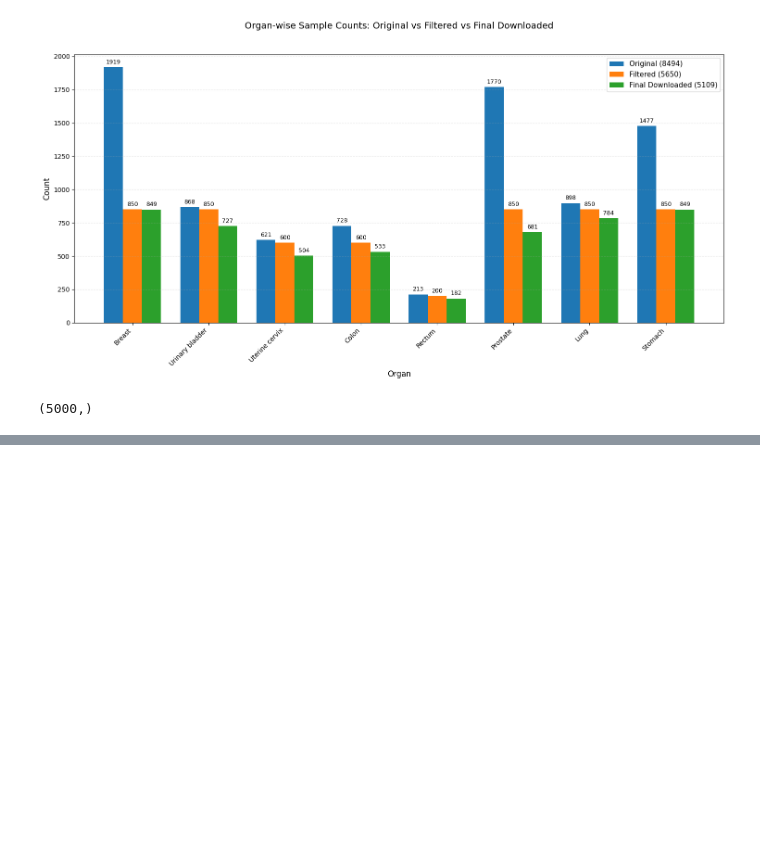
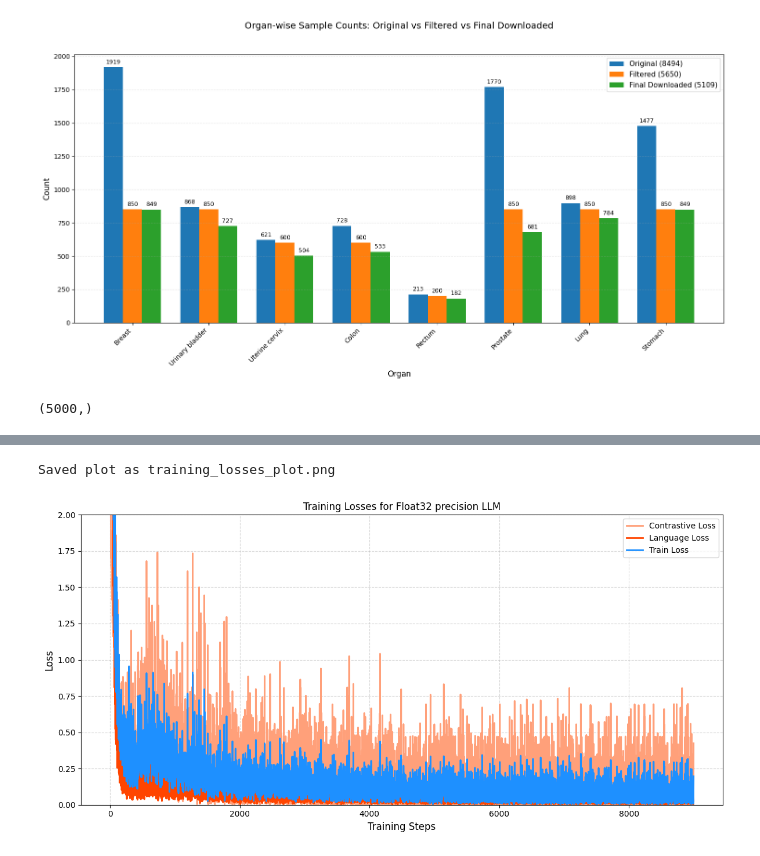
Before and after one commit to aneeshm11/Gemma3nChallenge, a Jupyter notebook: logs_and_metrics/plots.ipynb, the cells around one changed output, grey strips where cells are left out. Drawn from its saved outputs; the diff is of its cells as text; code cells hidden in the pictures; blank space fills up the shorter version.

```diff
--- a/logs_and_metrics/plots.ipynb
+++ b/logs_and_metrics/plots.ipynb
@@ -354,0 +338,68 @@ Saved plot for bfloat16 LLM as ./PLOTS/LLM_training_step_loss_plot.png
+# %%
+import numpy as np
+import matplotlib.pyplot as plt
+import os
+
+# File paths
+contrastive_loss_path = "./PLOTS/LLM/FLOAT32MODEL/step_contrastive_losses.npy"
+language_loss_path = "./PLOTS/LLM/FLOAT32MODEL/step_language_losses.npy"
+train_loss_path = "./PLOTS/LLM/FLOAT32MODEL/step_train_losses.npy"
+
+# Color scheme
+colors = {
+    "contrastive": "#FFA07A",
+    "language": "#FF4500",
+    "train": "#1E90FF"
+}
+
+steps_per_epoch = 500
+
+# Check if files exist
+file_paths = [contrastive_loss_path, language_loss_path, train_loss_path]
+file_names = ["Contrastive Loss", "Language Loss", "Train Loss"]
+
+if not all(os.path.exists(f) for f in file_paths):
+    print("Some files are missing!")
+    for i, path in enumerate(file_paths):
+        if not os.path.exists(path):
+            print(f"Missing: {path}")
+else:
+    # Load data
+    contrastive_losses = np.load(contrastive_loss_path)
+    language_losses = np.load(language_loss_path)
+    train_losses = np.load(train_loss_path)
+
+    # Calculate x-axis values (steps)
+    contrastive_x = np.arange(len(contrastive_losses))
+    language_x = np.arange(len(language_losses))
+    train_x = np.arange(len(train_losses))
+
+    # Create plot
+    plt.figure(figsize=(12, 6))
+
+    # Plot losses
+    plt.plot(contrastive_x, contrastive_losses, label='Contrastive Loss',
+             color=colors["contrastive"], linewidth=2)
+
+    plt.plot(language_x, language_losses, label='Language Loss',
+             color=colors["language"], linewidth=2)
+
+    plt.plot(train_x, train_losses, label='Train Loss',
+             color=colors["train"], linewidth=2)
+
+    plt.ylim(0, 2)
+    plt.legend(loc='upper right', fontsize=10)
+    plt.xlabel('Training Steps', fontsize=12)
+    plt.ylabel('Loss', fontsize=12)
+    plt.title('Training Losses for Float32 precision LLM')
+    plt.grid(True, linestyle='--', alpha=0.5)
+    plt.tight_layout()
+
+    save_filename = "training_losses_plot.png"
+    plt.savefig(save_filename, dpi=300, bbox_inches='tight')
+    print(f"Saved plot as {save_filename}")
+
+    plt.show()
+# %% [output]
+Saved plot as training_losses_plot.png
+[figure, added]
```
Also changed, not shown: parts of 2 cells of this notebook, 9 other files.
